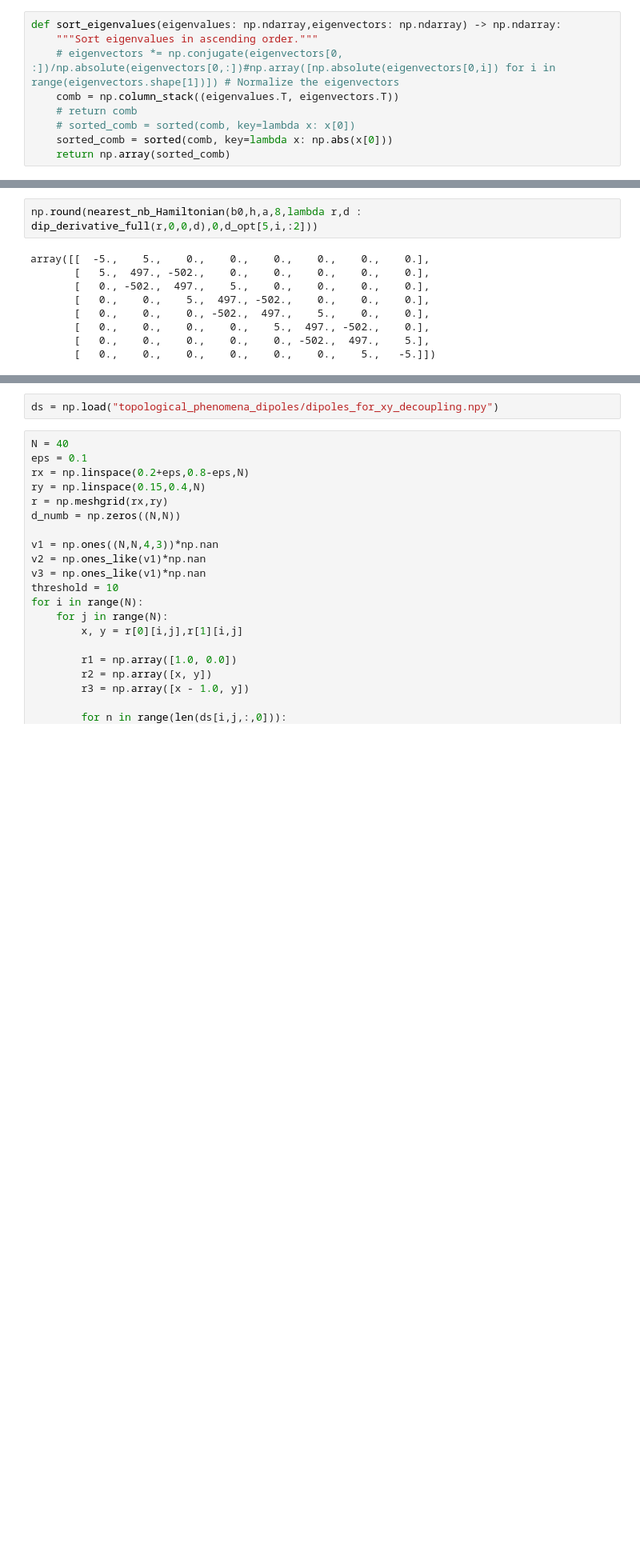
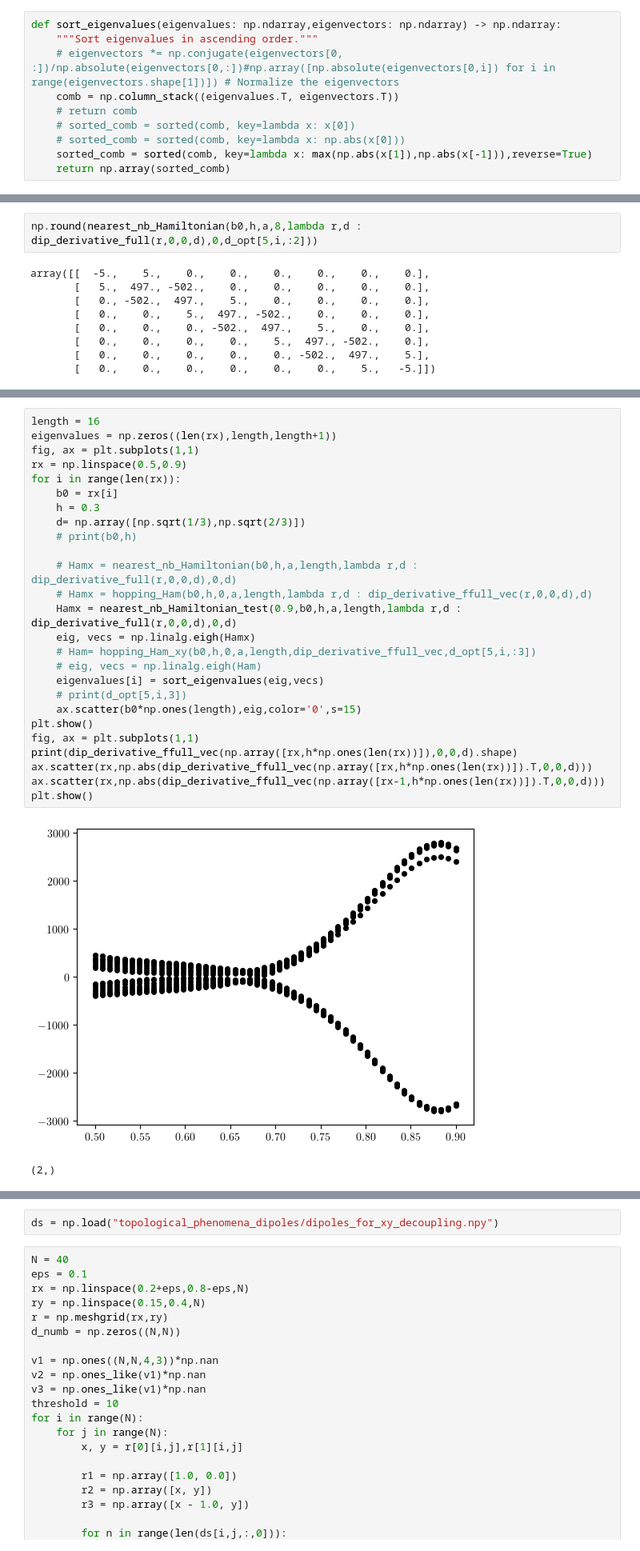
Before and after one commit to ChriGomm/master, a Jupyter notebook: numerics/phonon_conservation.ipynb, the cells around one changed output, grey strips where cells are left out. Shown at 80% size. Cells and saved outputs as stored; diff of their text form; blank space fills up the shorter version.

```diff
--- a/numerics/phonon_conservation.ipynb
+++ b/numerics/phonon_conservation.ipynb
@@ -600,7 +601,8 @@ def sort_eigenvalues(eigenvalues: np.ndarray,eigenvectors: np.ndarray) -> np.nda
     comb = np.column_stack((eigenvalues.T, eigenvectors.T))
     # return comb
     # sorted_comb = sorted(comb, key=lambda x: x[0])
-    sorted_comb = sorted(comb, key=lambda x: np.abs(x[0]))
+    # sorted_comb = sorted(comb, key=lambda x: np.abs(x[0]))
+    sorted_comb = sorted(comb, key=lambda x: max(np.abs(x[1]),np.abs(x[-1])),reverse=True)
     return np.array(sorted_comb)
 # %%
 import scipy.constants as c
@@ -4131,0 +4180,29 @@ plt.show()
+# %%
+length = 16
+eigenvalues = np.zeros((len(rx),length,length+1))
+fig, ax = plt.subplots(1,1)
+rx = np.linspace(0.5,0.9)
+for i in range(len(rx)):
+    b0 = rx[i]
+    h = 0.3
+    d= np.array([np.sqrt(1/3),np.sqrt(2/3)])
+    # print(b0,h)
+
+    # Hamx = nearest_nb_Hamiltonian(b0,h,a,length,lambda r,d : dip_derivative_full(r,0,0,d),0,d)
+    # Hamx = hopping_Ham(b0,h,0,a,length,lambda r,d : dip_derivative_ffull_vec(r,0,0,d),d)
+    Hamx = nearest_nb_Hamiltonian_test(0.9,b0,h,a,length,lambda r,d : dip_derivative_full(r,0,0,d),0,d)
+    eig, vecs = np.linalg.eigh(Hamx)
+    # Ham= hopping_Ham_xy(b0,h,0,a,length,dip_derivative_ffull_vec,d_opt[5,i,:3])
+    # eig, vecs = np.linalg.eigh(Ham)
+    eigenvalues[i] = sort_eigenvalues(eig,vecs)
+    # print(d_opt[5,i,3])
+    ax.scatter(b0*np.ones(length),eig,color='0',s=15)
+plt.show()
+fig, ax = plt.subplots(1,1)
+print(dip_derivative_ffull_vec(np.array([rx,h*np.ones(len(rx))]),0,0,d).shape)
+ax.scatter(rx,np.abs(dip_derivative_ffull_vec(np.array([rx,h*np.ones(len(rx))]).T,0,0,d)))
+ax.scatter(rx,np.abs(dip_derivative_ffull_vec(np.array([rx-1,h*np.ones(len(rx))]).T,0,0,d)))
+plt.show()
+# %% [output]
+[figure, added]
+(2,)
```
Also changed, not shown: parts of 7 cells of this notebook.
